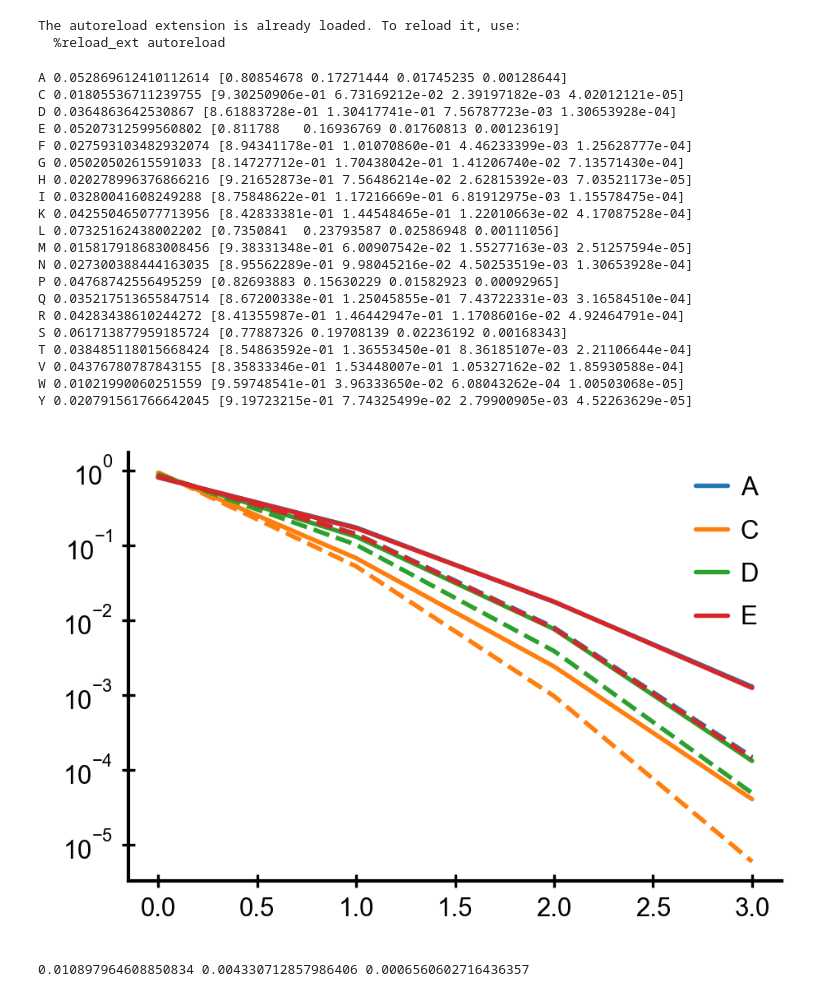
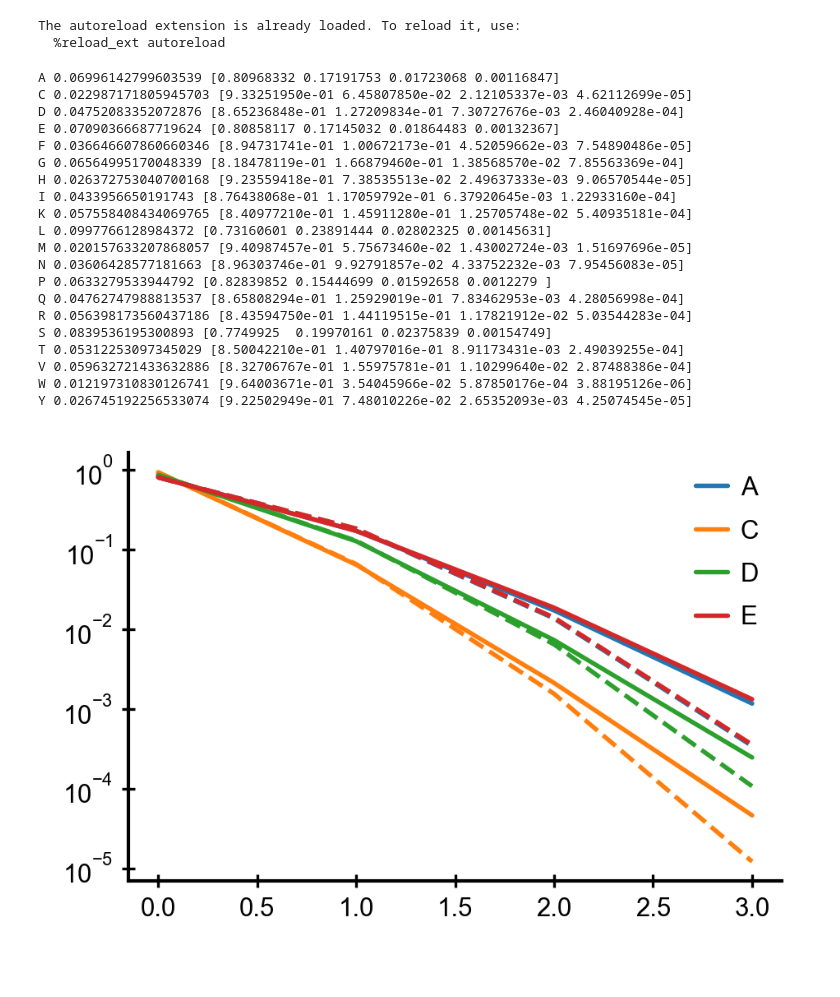
Before and after one commit to andim/peptidome, a Jupyter notebook: code/globalmaxent/globalmaxent.ipynb, the cells around one changed output. Drawn from its saved outputs; the diff is of its cells as text; code cells hidden in the pictures.

```diff
--- a/code/globalmaxent/globalmaxent.ipynb
+++ b/code/globalmaxent/globalmaxent.ipynb
@@ -45,66 +75,42 @@ for seq in train:
 # %%
-pseudocount = 1e-6
-aafreqs = np.mean(np.asarray(aacountss), axis=0)/4
+pseudocount = 1e-2
+aafreqs = np.mean(np.asarray(aacountss), axis=0)/k
 prob_aa_ks = prob_aa(aacountss, k, pseudocount=pseudocount)
 for i in range(len(aminoacids)):
     aa = map_numbertoaa([i])[0]
     prob_aa_k = prob_aa_ks[i]
     print(aa, aafreqs[i], prob_aa_k)
     if i < 4:
         l, = plt.plot(prob_aa_k, label=aa)
         x = np.arange(0, k+1, 1)
         n = k
         p = aafreqs[i]
         plt.plot(x, binom.pmf(x, n, p), '--', c=l.get_color())
 plt.legend()
 plt.yscale('log')
 fks = np.asarray(prob_aa_ks)
 # %% [output]
-A 0.052869612410112614 [0.80854678 0.17271444 0.01745235 0.00128644]
-C 0.01805536711239755 [9.30250906e-01 6.73169212e-02 2.39197182e-03 4.02012121e-05]
-D 0.0364863642530867 [8.61883728e-01 1.30417741e-01 7.56787723e-03 1.30653928e-04]
-E 0.05207312599560802 [0.811788   0.16936769 0.01760813 0.00123619]
-F 0.027593103482932074 [8.94341178e-01 1.01070860e-01 4.46233399e-03 1.25628777e-04]
-G 0.05020502615591033 [8.14727712e-01 1.70438042e-01 1.41206740e-02 7.13571430e-04]
-H 0.020278996376866216 [9.21652873e-01 7.56486214e-02 2.62815392e-03 7.03521173e-05]
-I 0.03280041608249288 [8.75848622e-01 1.17216669e-01 6.81912975e-03 1.15578475e-04]
-K 0.042550465077713956 [8.42833381e-01 1.44548465e-01 1.22010663e-02 4.17087528e-04]
-L 0.07325162438002202 [0.7350841  0.23793587 0.02586948 0.00111056]
-M 0.015817918683008456 [9.38331348e-01 6.00907542e-02 1.55277163e-03 2.51257594e-05]
-N 0.027300388444163035 [8.95562289e-01 9.98045216e-02 4.50253519e-03 1.30653928e-04]
-P 0.04768742556495259 [0.82693883 0.15630229 0.01582923 0.00092965]
-Q 0.035217513655847514 [8.67200338e-01 1.25045855e-01 7.43722331e-03 3.16584510e-04]
-R 0.04283438610244272 [8.41355987e-01 1.46442947e-01 1.17086016e-02 4.92464791e-04]
-S 0.061713877959185724 [0.77887326 0.19708139 0.02236192 0.00168343]
-T 0.038485118015668424 [8.54863592e-01 1.36553450e-01 8.36185107e-03 2.21106644e-04]
-V 0.04376780787843155 [8.35833346e-01 1.53448007e-01 1.05327162e-02 1.85930588e-04]
-W 0.01021990060251559 [9.59748541e-01 3.96333650e-02 6.08043262e-04 1.00503068e-05]
-Y 0.020791561766642045 [9.19723215e-01 7.74325499e-02 2.79900905e-03 4.52263629e-05]
+A 0.06996142799603539 [0.80968332 0.17191753 0.01723068 0.00116847]
+C 0.022987171805945703 [9.33251950e-01 6.45807850e-02 2.12105337e-03 4.62112699e-05]
+D 0.04752083352072876 [8.65236848e-01 1.27209834e-01 7.30727676e-03 2.46040928e-04]
+E 0.07090366687719624 [0.80858117 0.17145032 0.01864483 0.00132367]
+F 0.036646607860660346 [8.94731741e-01 1.00672173e-01 4.52059662e-03 7.54890486e-05]
+G 0.06564995170048339 [8.18478119e-01 1.66879460e-01 1.38568570e-02 7.85563369e-04]
+H 0.026372753040700168 [9.23559418e-01 7.38535513e-02 2.49637333e-03 9.06570544e-05]
+I 0.0433956650191743 [8.76438068e-01 1.17059792e-01 6.37920645e-03 1.22933160e-04]
+K 0.057558408434069765 [8.40977210e-01 1.45911280e-01 1.25705748e-02 5.40935181e-04]
+L 0.0997766128984372 [0.73160601 0.23891444 0.02802325 0.00145631]
+M 0.020157633207868057 [9.40987457e-01 5.75673460e-02 1.43002724e-03 1.51697696e-05]
+N 0.03606428577181663 [8.96303746e-01 9.92791857e-02 4.33752232e-03 7.95456083e-05]
+P 0.0633279533944792 [0.82839852 0.15444699 0.01592658 0.0012279 ]
+Q 0.04762747988813537 [8.65808294e-01 1.25929019e-01 7.83462953e-03 4.28056998e-04]
+R 0.056398173560437186 [8.43594750e-01 1.44119515e-01 1.17821912e-02 5.03544283e-04]
+S 0.0839536195300893 [0.7749925  0.19970161 0.02375839 0.00154749]
+T 0.05312253097345029 [8.50042210e-01 1.40797016e-01 8.91173431e-03 2.49039255e-04]
+V 0.059632721433632886 [8.32706767e-01 1.55975781e-01 1.10299640e-02 2.87488386e-04]
+W 0.012197310830126741 [9.64003671e-01 3.54045966e-02 5.87850176e-04 3.88195126e-06]
+Y 0.026745192256533074 [9.22502949e-01 7.48010226e-02 2.65352093e-03 4.25074545e-05]
-[figure, old version]
+[figure, new version]
-# %%
-df4 = count(train, k)
-
-kmers = [''.join(s) for s in itertools.product(aminoacids, repeat=k)]
-df4_test = pd.DataFrame.from_dict(dict(seq=kmers, count=np.ones(len(kmers))))
-df4_test.set_index('seq', inplace=True)
-df4_count = counter_to_df(count_kmers_iterable(test, k), norm=False)
-df4_count.set_index('seq', inplace=True)
-df4_test = df4_test.add(df4_count, fill_value=0.0)
-df4_test['freq'] = df4_test['count'] / np.sum(df4_test['count'])
-
-m, jsd_test = calc_logfold(df4, df4_test)
-jsd_flat = calc_jsd(df4_test['freq'], np.ones_like(df4_test['freq']), base=2)
-
-tripletparams = calc_tripletmodelparams(train)
-kmers = df4_test.index
-df4_test['freq_ind'] = np.array([10**(loglikelihood_independent(s, **tripletparams)) for s in kmers])
-df4_test['freq_mc'] = np.array([10**(loglikelihood_mc(s, **tripletparams)) for s in kmers])
-df4_test['freq_tri'] = np.array([10**(loglikelihood_triplet(s, **tripletparams)) for s in kmers])
-jsd_ind = calc_jsd(df4_test['freq'], df4_test['freq_ind'], base=2)
-jsd_mc = calc_jsd(df4_test['freq'], df4_test['freq_mc'], base=2)
-jsd_tri = calc_jsd(df4_test['freq'], df4_test['freq_tri'], base=2)
-# %% [output]
-0.010897964608850834 0.004330712857986406 0.0006560602716436357
 # %%
 # evaluate empirical observables for fitting
 df0 = count(train, 1)
```
Also changed, not shown: parts of 26 cells of this notebook, 16 other files.
